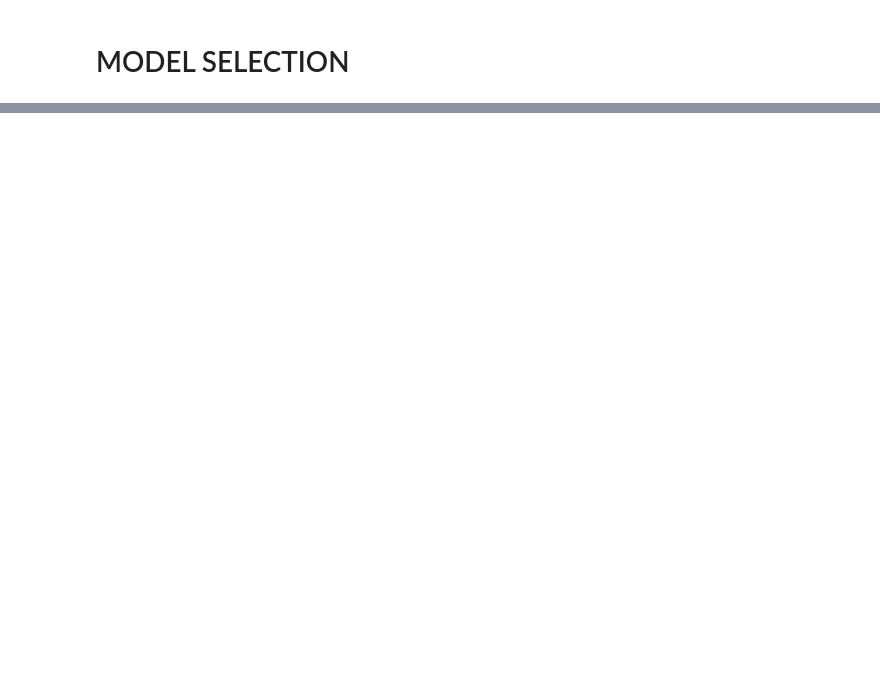
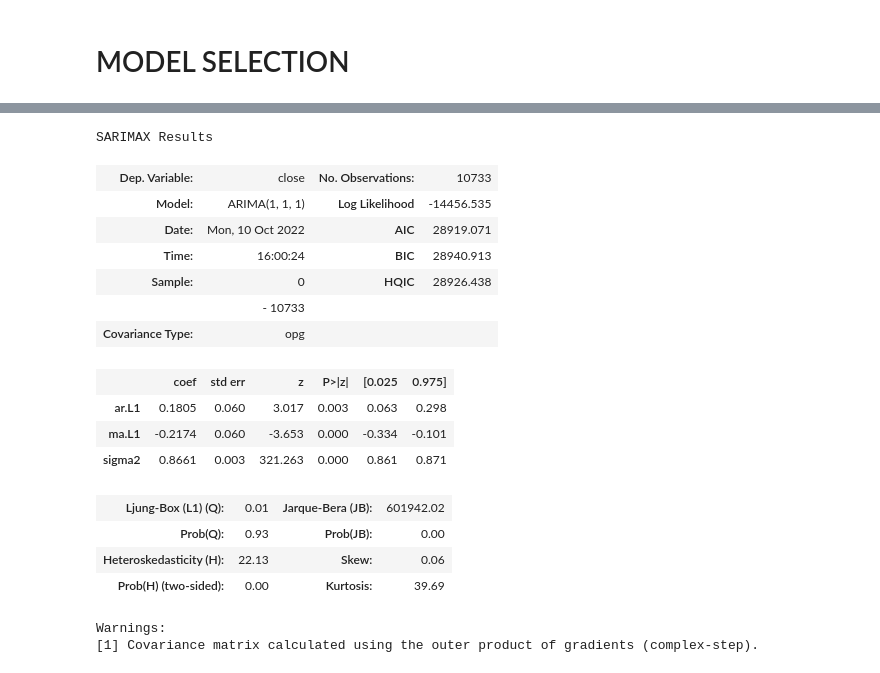
Before and after one commit to RAZMOKEUR/StockPricePrediction, a Jupyter notebook: server/AI.ipynb, the cells around one changed output, grey strips where cells are left out. Cells and saved outputs as stored; diff of their text form; code cells hidden in the pictures; blank space fills up the shorter version.

```diff
--- a/server/AI.ipynb
+++ b/server/AI.ipynb
@@ -110,6 +160,28 @@ test_ds = test[size:]
 # %%
 from statsmodels.tsa.arima.model import ARIMA
 
-model = ARIMA(order=())
 
-model.fit()
+model = ARIMA(test,order=(1,1,1))
+
+res = model.fit()
+
+res.summary()
+# %% [output]
+SARIMAX Results
+| Dep. Variable: | close | No. Observations: | 10733 |
+| Model: | ARIMA(1, 1, 1) | Log Likelihood | -14456.535 |
+| Date: | Mon, 10 Oct 2022 | AIC | 28919.071 |
+| Time: | 16:00:24 | BIC | 28940.913 |
+| Sample: | 0 | HQIC | 28926.438 |
+|  | - 10733 |  |  |
+| Covariance Type: | opg |  |  |
+|  | coef | std err | z | P>|z| | [0.025 | 0.975] |
+| ar.L1 | 0.1805 | 0.060 | 3.017 | 0.003 | 0.063 | 0.298 |
+| ma.L1 | -0.2174 | 0.060 | -3.653 | 0.000 | -0.334 | -0.101 |
+| sigma2 | 0.8661 | 0.003 | 321.263 | 0.000 | 0.861 | 0.871 |
+| Ljung-Box (L1) (Q): | 0.01 | Jarque-Bera (JB): | 601942.02 |
+| Prob(Q): | 0.93 | Prob(JB): | 0.00 |
+| Heteroskedasticity (H): | 22.13 | Skew: | 0.06 |
+| Prob(H) (two-sided): | 0.00 | Kurtosis: | 39.69 |
+Warnings:
+[1] Covariance matrix calculated using the outer product of gradients (complex-step).
```
Also changed, not shown: parts of 11 cells of this notebook, 4 other files.
